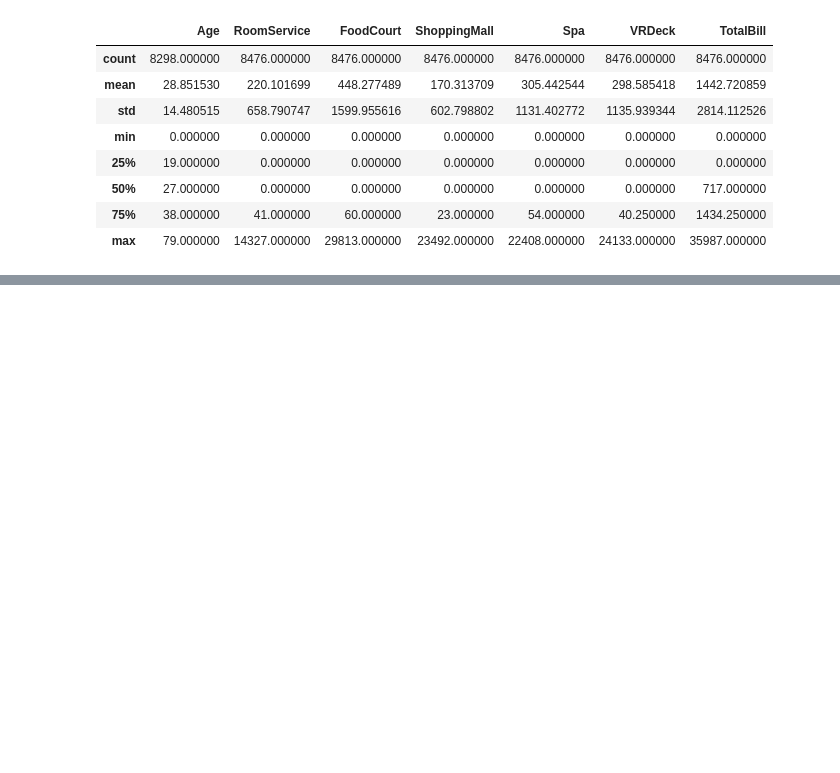
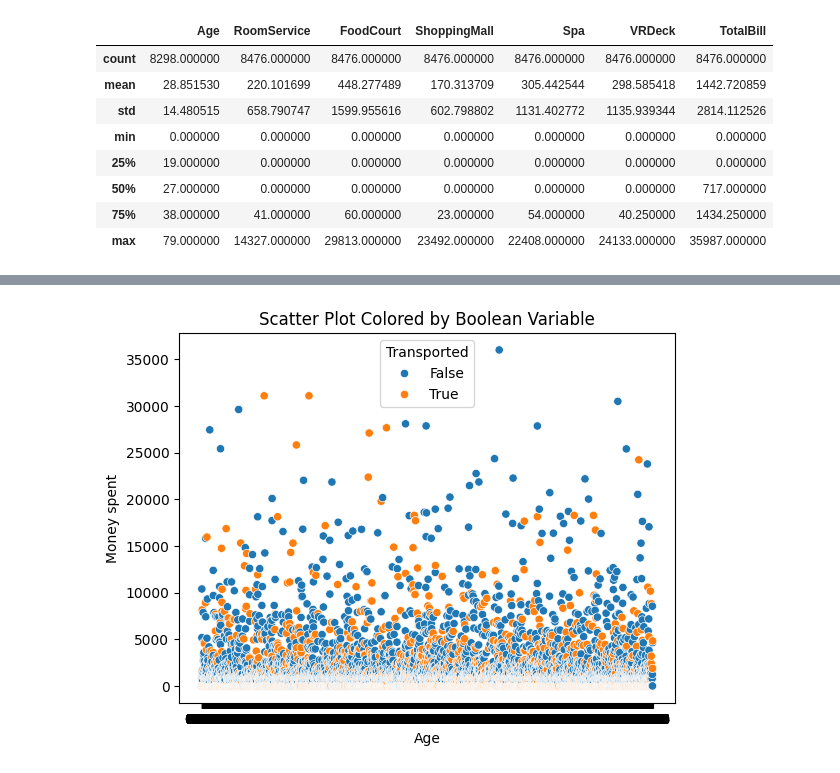
Before and after one commit to Vetle960/space-titanic-kaggle, a Jupyter notebook: eda.ipynb, the cells around one changed output, grey strips where cells are left out. Cells and saved outputs as stored; diff of their text form; code cells hidden in the pictures; blank space fills up the shorter version.

```diff
--- a/eda.ipynb
+++ b/eda.ipynb
@@ -382,0 +469,12 @@ df_in_use.describe()
+# %%
+sns.scatterplot(data=df_in_use, x='PassengerGroup', y='TotalBill', hue='Transported')
+
+# Optional: Add a title and labels for clarity
+plt.title('Scatter Plot Colored by Boolean Variable')
+plt.xlabel('Age')
+plt.ylabel('Money spent')
+plt.legend(title='Transported')
+
+plt.show()
+# %% [output]
+[figure, added]
```
Also changed, not shown: parts of 22 cells of this notebook.
